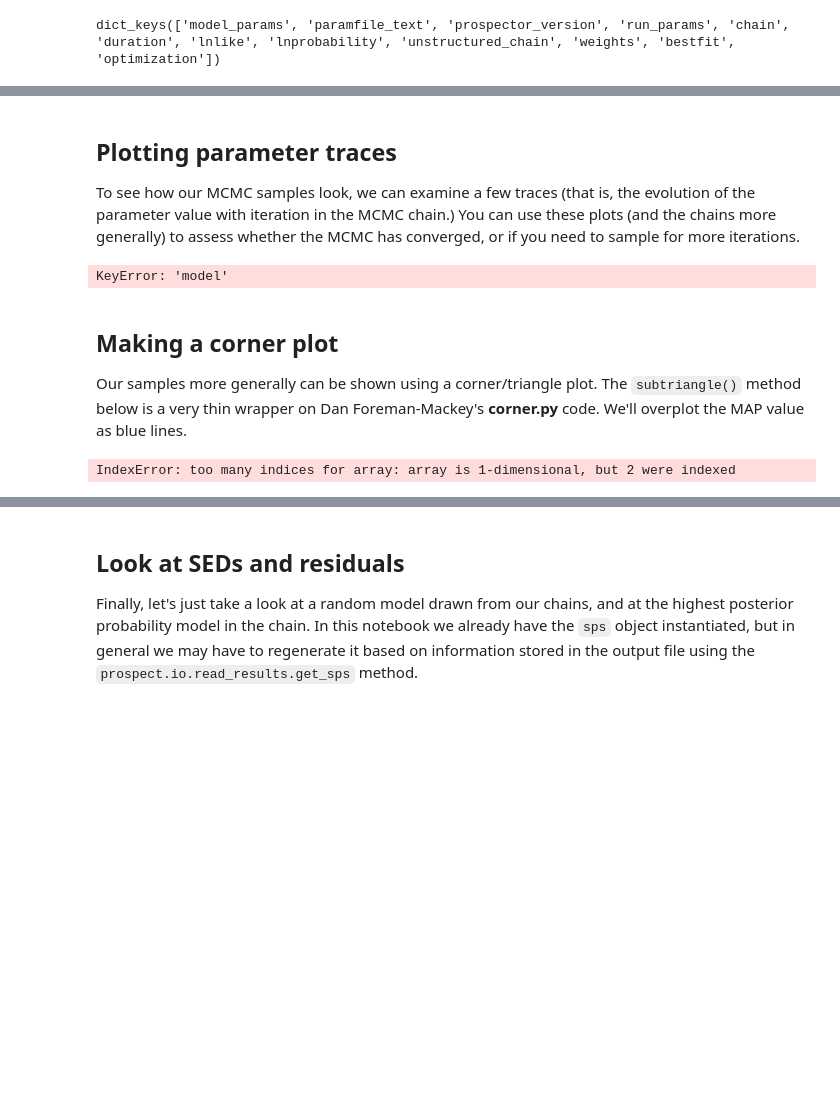
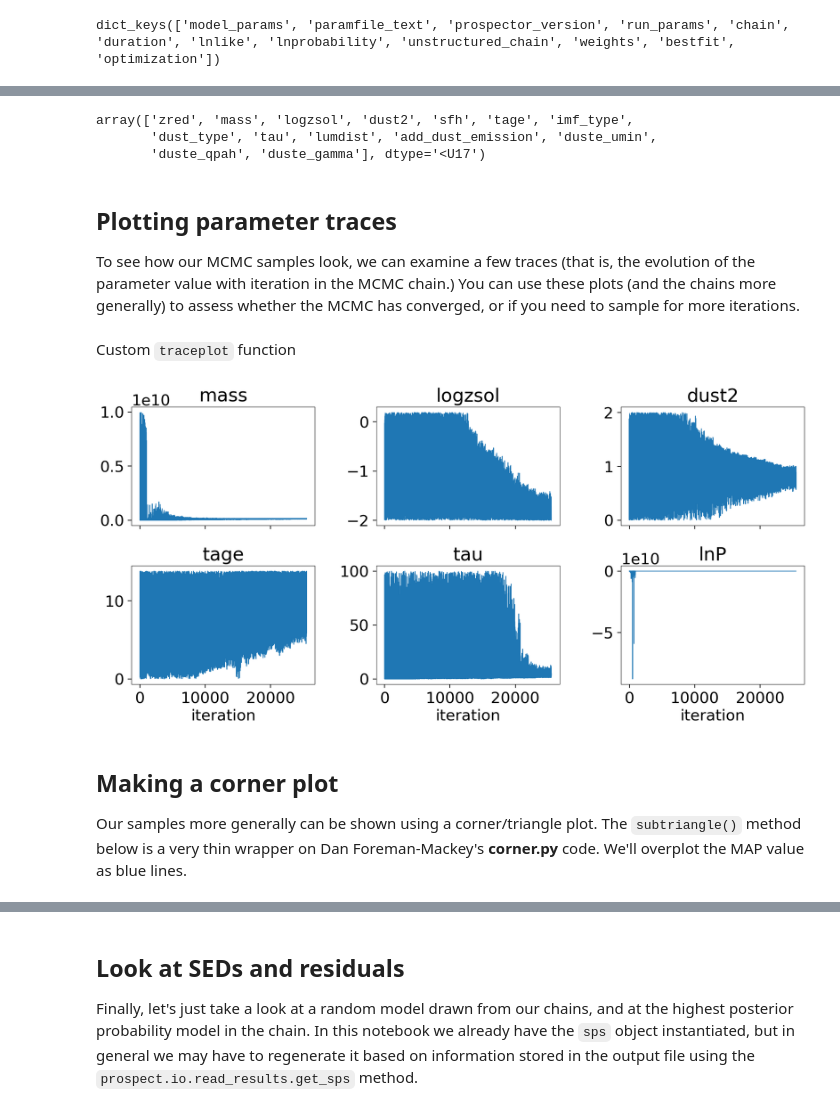
Before and after one commit to jmpowley/quiescent_galaxies, a Jupyter notebook: code/notebooks/prospector_demo/InteractiveDemo_v2_modified.ipynb, the cells around one changed output, grey strips where cells are left out. Saved outputs shown, nothing was run; the diff lists cells and outputs as text; code cells hidden in the pictures; blank space fills up the shorter version.

```diff
--- a/code/notebooks/prospector_demo/InteractiveDemo_v2_modified.ipynb
+++ b/code/notebooks/prospector_demo/InteractiveDemo_v2_modified.ipynb
@@ -1022,7 +1017,7 @@ import prospect.io.read_results as reader
 results_type = "nautilus"
 # grab results (dictionary), the obs dictionary, and our corresponding models
 # When using parameter files set `dangerous=True`
-result, obs, _ = reader.results_from("demo_{}_mcmc.h5".format(results_type), dangerous=False)
+results, obs, _ = reader.results_from("demo_{}_mcmc.h5".format(results_type), dangerous=False)
 
 #The following commented lines reconstruct the model and sps object,
 # if a parameter file continaing the `build_*` methods was saved along with the results
@@ -1030,6 +1025,6 @@ result, obs, _ = reader.results_from("demo_{}_mcmc.h5".format(results_type), dan
 # sps = reader.get_sps(result)
 
 # let's look at what's stored in the `result` dictionary
-print(result.keys())
+print(results.keys())
 # %% [output]
 dict_keys(['model_params', 'paramfile_text', 'prospector_version', 'run_params', 'chain', 'duration', 'lnlike', 'lnprobability', 'unstructured_chain', 'weights', 'bestfit', 'optimization'])
@@ -1053,11 +1031,18 @@ result['model_params']
+# %%
+np.asarray(list(results['model_params'].keys()))
+# %% [output]
+array(['zred', 'mass', 'logzsol', 'dust2', 'sfh', 'tage', 'imf_type',
+       'dust_type', 'tau', 'lumdist', 'add_dust_emission', 'duste_umin',
+       'duste_qpah', 'duste_gamma'], dtype='<U17')
 # %% [markdown]
 ## Plotting parameter traces
 To see how our MCMC samples look, we can examine a few traces (that is, the evolution of the parameter value with iteration in the MCMC chain.)  You can use these plots (and the chains more generally) to assess whether the MCMC has converged, or if you need to sample for more iterations.
 # %%
 if results_type == "emcee":
-    chosen = np.random.choice(result["run_params"]["nwalkers"], size=10, replace=False)
-    tracefig = reader.traceplot(result, figsize=(20,10), chains=chosen)
+    chosen = np.random.choice(results["run_params"]["nwalkers"], size=10, replace=False)
+    tracefig = reader.traceplot(results, figsize=(20,10), chains=chosen)
 else:
-    tracefig = reader.traceplot(result, figsize=(20,10))
+    pass
+    # tracefig = reader.traceplot(results, figsize=(20,10))
-# %% [output]
-KeyError: 'model'
+# %% [markdown]
+Custom `traceplot` function
@@ -1064,20 +1196,22 @@ KeyError: 'model'
+# %%
+tracefig = traceplot(results, figsize=(20,10))
+# %% [output]
+[figure, added]
 # %% [markdown]
 ## Making a corner plot
 Our samples more generally can be shown using a corner/triangle plot.  The `subtriangle()` method below is a very thin wrapper on Dan Foreman-Mackey's **corner.py** code.  We'll overplot the MAP value as blue lines.
 # %%
 # maximum a posteriori (of the locations visited by the MCMC sampler)
-imax = np.argmax(result['lnprobability'])
-if results_type == "emcee":
-    i, j = np.unravel_index(imax, result['lnprobability'].shape)
-    theta_max = result['chain'][i, j, :].copy()
-    thin = 5
-else:
-    theta_max = result["chain"][imax, :]
-    thin = 1
+# imax = np.argmax(results['lnprobability'])
+# if results_type == "emcee":
+#     i, j = np.unravel_index(imax, results['lnprobability'].shape)
+#     theta_max = results['chain'][i, j, :].copy()
+#     thin = 5
+# else:
+#     theta_max = results["chain"][imax, :]
+#     thin = 1
 
-print('Optimization value: {}'.format(theta_best))
-print('MAP value: {}'.format(theta_max))
-cornerfig = reader.subcorner(result, start=0, thin=thin, truths=theta_best,
-                             fig=subplots(5,5,figsize=(27,27))[0])
+# print('Optimization value: {}'.format(theta_best))
+# print('MAP value: {}'.format(theta_max))
+# cornerfig = reader.subcorner(results, start=0, thin=thin, truths=theta_best,
+#                              fig=subplots(5,5,figsize=(27,27))[0])
-# %% [output]
-IndexError: too many indices for array: array is 1-dimensional, but 2 were indexed
```
Also changed, not shown: parts of 16 cells of this notebook, 4 other files.
